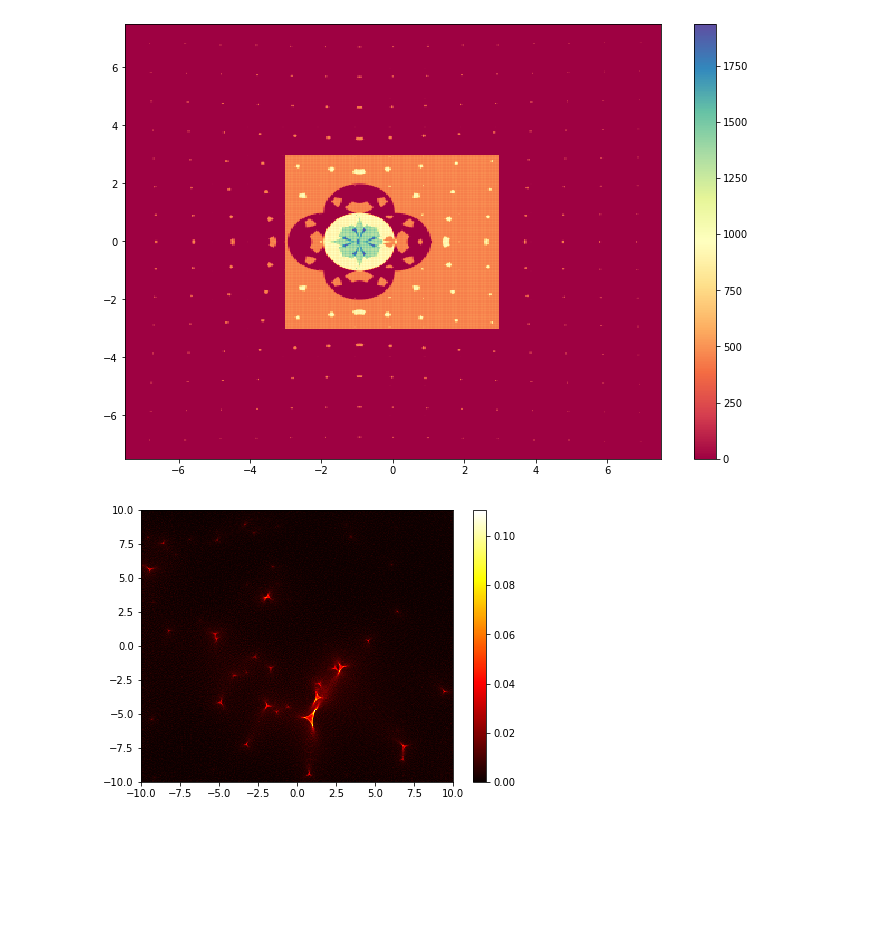
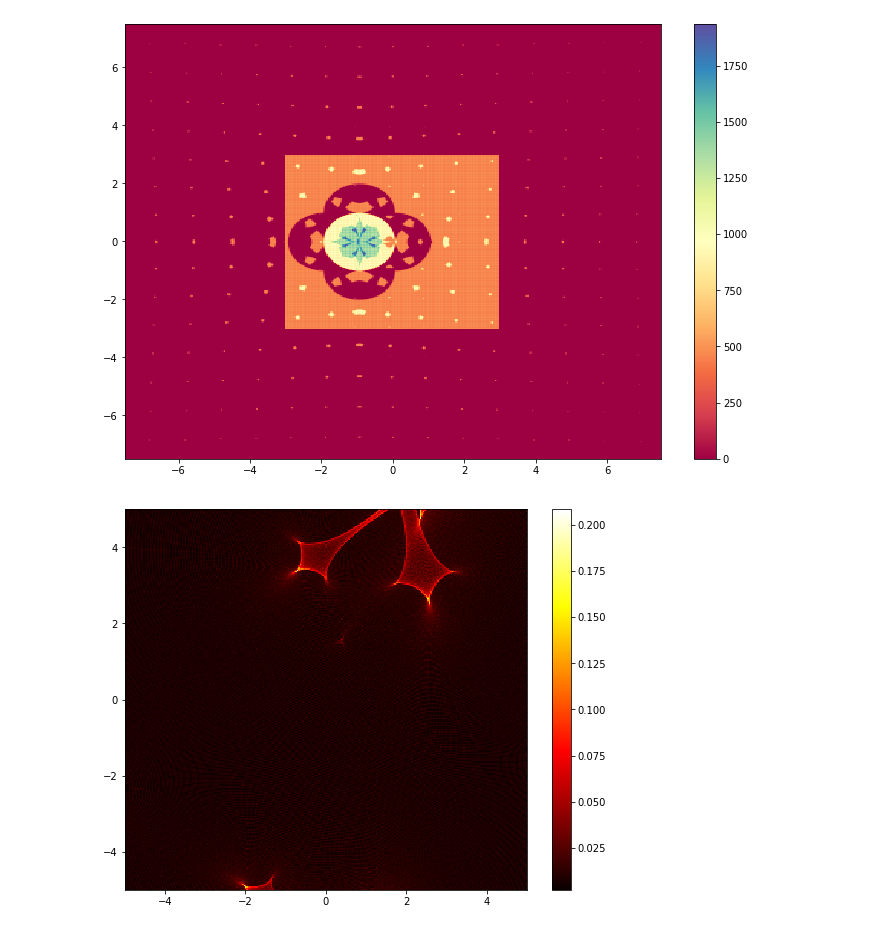
Before and after one commit to baklanovp/GravLens, a Jupyter notebook: GravityLensing.ipynb, the cells around one changed output. Cells and saved outputs as stored; diff of their text form; code cells hidden in the pictures; blank space fills up the shorter version.

Commit message:
Add power distribution low for mass

```diff
--- a/GravityLensing.ipynb
+++ b/GravityLensing.ipynb
@@ -173,13 +173,18 @@ dy=(yye-yy0)/numberpoint
 lensposx=[]
 lensposy=[]
 m=[]
-for i in range(10):
-    lensposx.append(random.uniform(-10, 10))
-    lensposy.append(random.uniform(-10, 10))
-    m.append(random.uniform(0.001, 5))
+power=-1.3
+min_mass=0.1
+max_mass=2
+for l in range(1000):
+    lensposx.append(random.uniform(-pix, pix))
+    lensposy.append(random.uniform(-pix, pix))
+    mm=random.random()
+    m.append((mm*(max_mass**(1+power)-min_mass**(1+power))+min_mass**(1+power))**(1/(1+power)))
+
 
 #print(m)
-#---------------------------------------------------------Calculation angle of deflaction----------------------------------------------#
+#------------------Calculation angle of deflaction-------------------#
 
 
 def mvec(x, y):                       #modul of vector
@@ -218,19 +223,19 @@ for i in range(numberline):
 # %%
 N_bins = 280
 
-pixh=pix/1
+pixh=pix/2
 x=vecsumx
 y=vecsumy
-plt.figure(figsize=(7, 5))
+plt.figure(figsize=(9, 7))
 
 plt.hist2d(x, y, bins=N_bins, range=[[-pixh, pixh], [-pixh, pixh]] , normed=True, cmap='hot')
 #plt.hist2d(x, y, bins=N_bins, range=[[-pixh, pixh], [-pixh, pixh]] , density=False, cmap='Spectral')
 #plt.hist2d(x, y, bins=N_bins, range=[[-pixh, pixh], [-pixh, pixh]] , density=False, cmap='jet')
 #plt.hist2d(x, y, bins=N_bins, range=[[-pixh, pixh], [-pixh, pixh]] , normed=False, cmap='jet')
 #plt.hist2d(x, y, bins=N_bins, range=[[-pixh, pixh], [-pixh, pixh]] , normed=False, cmap='coolwarm')
 #plt.hist2d(x, y, bins=N_bins, range=[[-pixh, pixh], [-pixh, pixh]] , normed=True, cmap='rainbow')
 #plt.hist2d(x, y, bins=N_bins, range=[[-pixh, pixh], [-pixh, pixh]], normed=False, cmap='plasma')
 cb = plt.colorbar()
 #cb.set_label('Number of entries')
 # %% [output]
-[figure, old version]
+[figure, new version]
```
